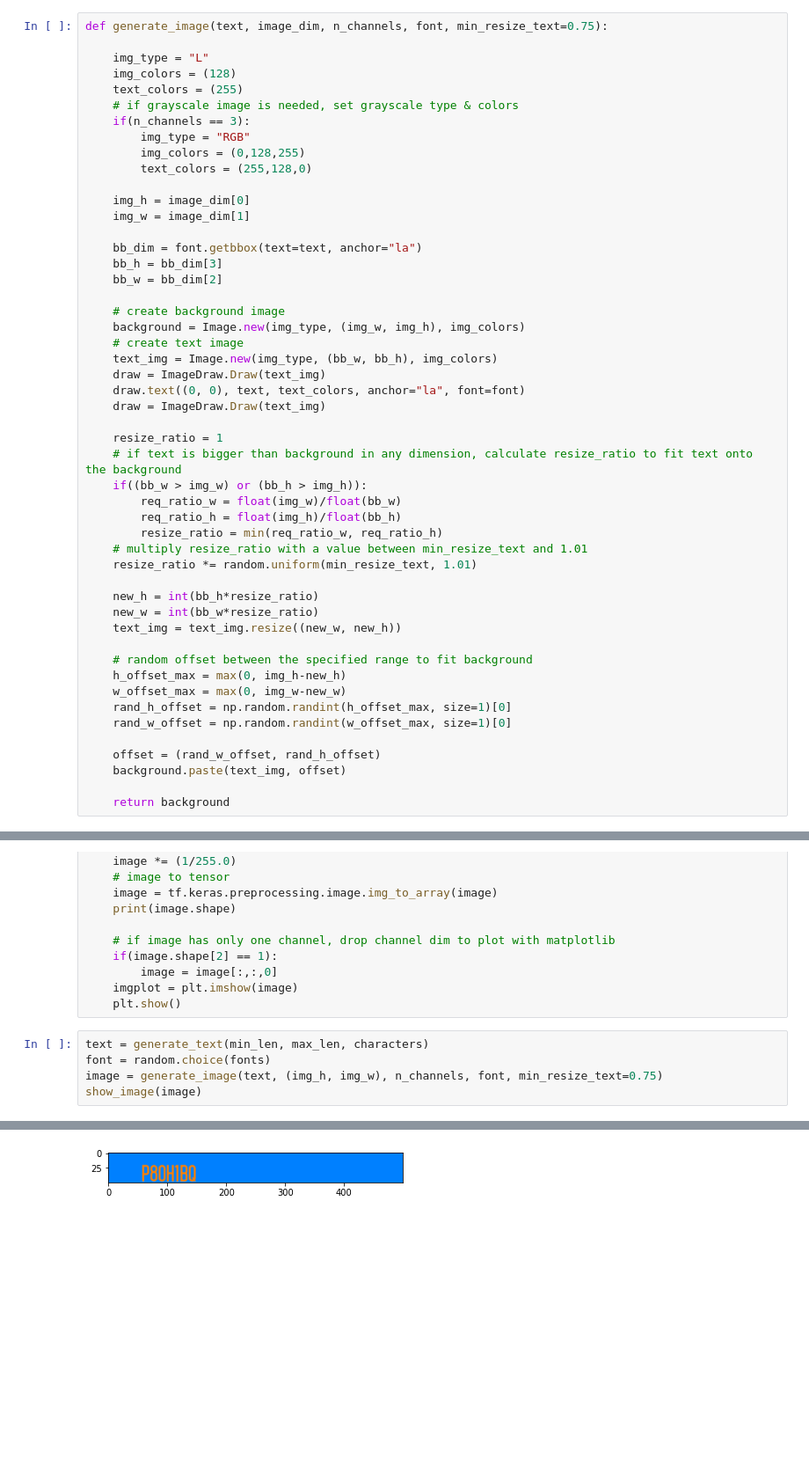
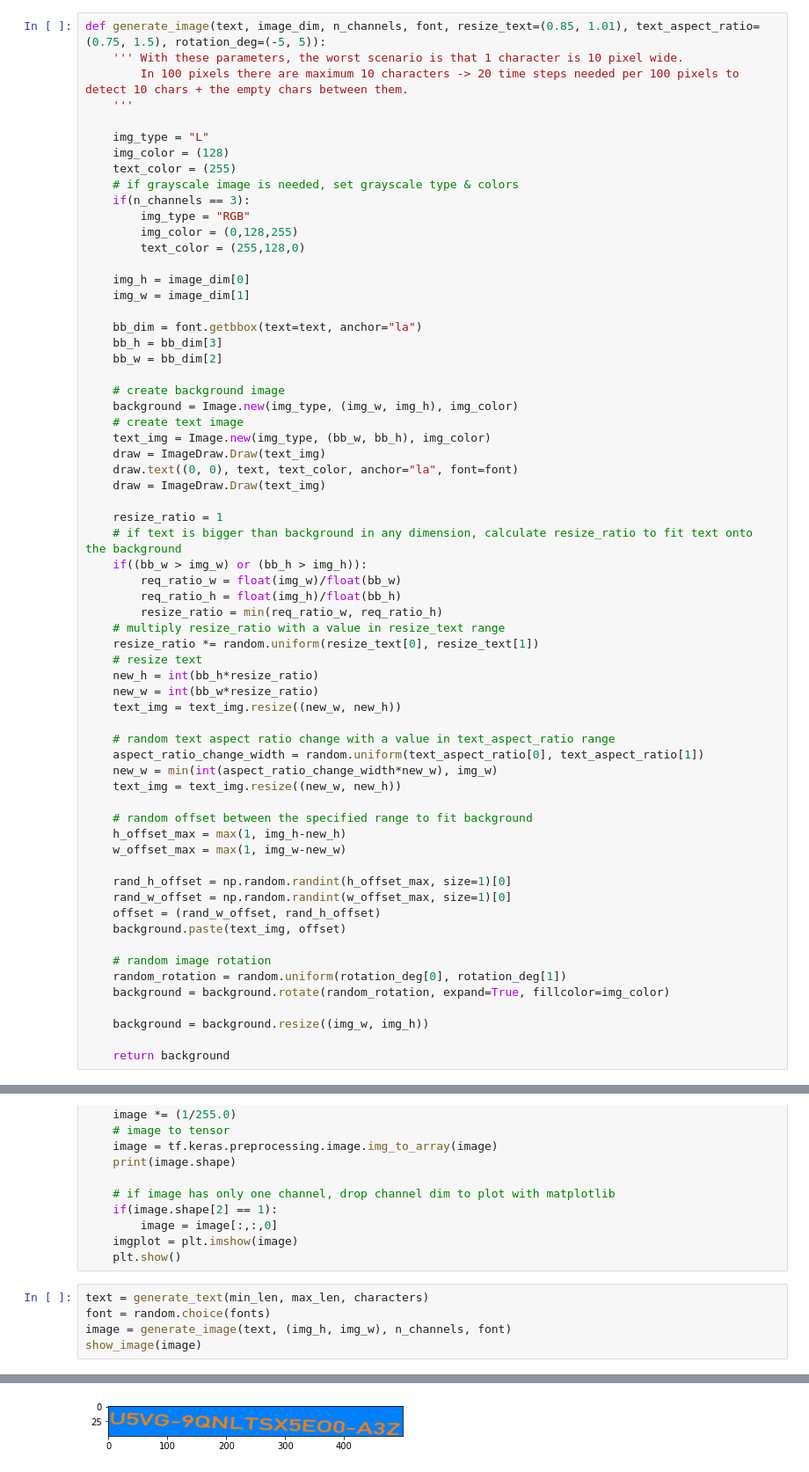
Before and after one commit to aaronfodor/StolenVehicleDetector, a Jupyter notebook: Machine Learning/OCR/dataset.ipynb, the cells around one changed output, grey strips where cells are left out. Shown: that part at 88% size. Cells and saved outputs as stored; diff of their text form; blank space fills up the shorter version.

Commit message:
Add rotation, text aspect ratio change, inspect worst case character dimensions

```diff
--- a/Machine Learning/OCR/dataset.ipynb
+++ b/Machine Learning/OCR/dataset.ipynb
@@ -103,16 +103,19 @@ def generate_text(min_len, max_len, characters):
         text += char.upper()
     return text
 # %%
-def generate_image(text, image_dim, n_channels, font, min_resize_text=0.75):
+def generate_image(text, image_dim, n_channels, font, resize_text=(0.85, 1.01), text_aspect_ratio=(0.75, 1.5), rotation_deg=(-5, 5)):
+    ''' With these parameters, the worst scenario is that 1 character is 10 pixel wide.
+        In 100 pixels there are maximum 10 characters -> 20 time steps needed per 100 pixels to detect 10 chars + the empty chars between them.
+    '''
 
     img_type = "L"
-    img_colors = (128)
-    text_colors = (255)
+    img_color = (128)
+    text_color = (255)
     # if grayscale image is needed, set grayscale type & colors
     if(n_channels == 3):
         img_type = "RGB"
-        img_colors = (0,128,255)
-        text_colors = (255,128,0)
+        img_color = (0,128,255)
+        text_color = (255,128,0)
 
     img_h = image_dim[0]
     img_w = image_dim[1]
@@ -122,11 +125,11 @@ def generate_image(text, image_dim, n_channels, font, min_resize_text=0.75):
     bb_w = bb_dim[2]
 
     # create background image
-    background = Image.new(img_type, (img_w, img_h), img_colors)
+    background = Image.new(img_type, (img_w, img_h), img_color)
     # create text image
-    text_img = Image.new(img_type, (bb_w, bb_h), img_colors)
+    text_img = Image.new(img_type, (bb_w, bb_h), img_color)
     draw = ImageDraw.Draw(text_img)
-    draw.text((0, 0), text, text_colors, anchor="la", font=font)
+    draw.text((0, 0), text, text_color, anchor="la", font=font)
     draw = ImageDraw.Draw(text_img)
 
     resize_ratio = 1
@@ -135,22 +138,33 @@ def generate_image(text, image_dim, n_channels, font, min_resize_text=0.75):
         req_ratio_w = float(img_w)/float(bb_w)
         req_ratio_h = float(img_h)/float(bb_h)
         resize_ratio = min(req_ratio_w, req_ratio_h)
-    # multiply resize_ratio with a value between min_resize_text and 1.01
-    resize_ratio *= random.uniform(min_resize_text, 1.01)
-
+    # multiply resize_ratio with a value in resize_text range
+    resize_ratio *= random.uniform(resize_text[0], resize_text[1])
+    # resize text
     new_h = int(bb_h*resize_ratio)
     new_w = int(bb_w*resize_ratio)
     text_img = text_img.resize((new_w, new_h))
 
+    # random text aspect ratio change with a value in text_aspect_ratio range
+    aspect_ratio_change_width = random.uniform(text_aspect_ratio[0], text_aspect_ratio[1])
+    new_w = min(int(aspect_ratio_change_width*new_w), img_w)
+    text_img = text_img.resize((new_w, new_h))
+
     # random offset between the specified range to fit background
-    h_offset_max = max(0, img_h-new_h)
-    w_offset_max = max(0, img_w-new_w)
+    h_offset_max = max(1, img_h-new_h)
+    w_offset_max = max(1, img_w-new_w)
+
     rand_h_offset = np.random.randint(h_offset_max, size=1)[0]
     rand_w_offset = np.random.randint(w_offset_max, size=1)[0]
-
     offset = (rand_w_offset, rand_h_offset)
     background.paste(text_img, offset)
 
+    # random image rotation
+    random_rotation = random.uniform(rotation_deg[0], rotation_deg[1])
+    background = background.rotate(random_rotation, expand=True, fillcolor=img_color)
+
+    background = background.resize((img_w, img_h))
+
     return background
 # %%
 def show_image(img):
@@ -169,6 +183,6 @@ def show_image(img):
 # %%
 text = generate_text(min_len, max_len, characters)
 font = random.choice(fonts)
-image = generate_image(text, (img_h, img_w), n_channels, font, min_resize_text=0.75)
+image = generate_image(text, (img_h, img_w), n_channels, font)
 show_image(image)
 # %% [output]
@@ -176,5 +189,5 @@ show_image(image)
 (50, 500, 3)
-[figure, old version]
+[figure, new version]
 # %%
 text = "at9 wweygqc-0O-1I-8b".upper()
 
```
Also changed, not shown: parts of 3 cells of this notebook, 1 other file.
